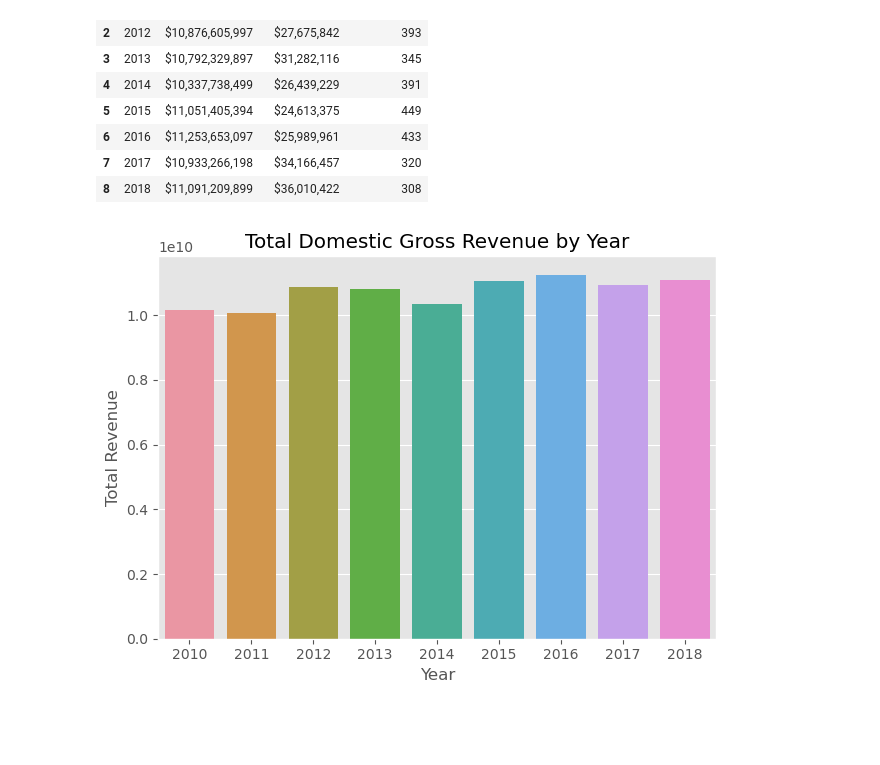
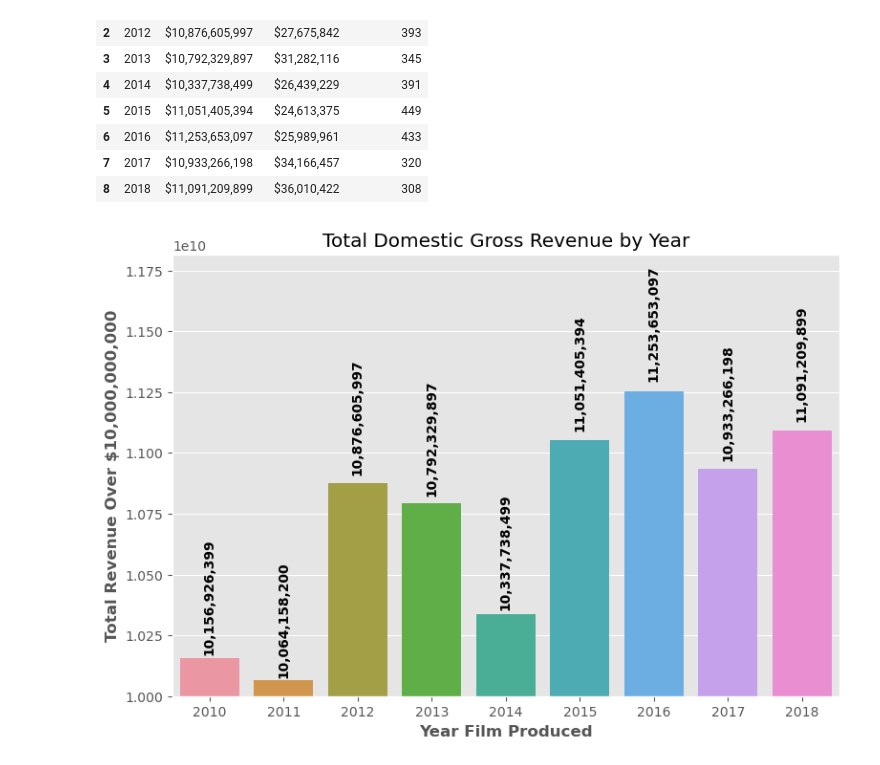
Before and after one commit to mrhussaink7/new-films-movie-data, a Jupyter notebook: index.ipynb, the cells around one changed output. Saved outputs shown, nothing was run; the diff lists cells and outputs as text; code cells hidden in the pictures; blank space fills up the shorter version.

```diff
--- a/index.ipynb
+++ b/index.ipynb
@@ -452,12 +452,18 @@ total_gross
 | 7 | 2017 | $10,933,266,198 | $34,166,457 | 320 |
 | 8 | 2018 | $11,091,209,899 | $36,010,422 | 308 |
 # %%
-filtered_total_gross = total_gross[total_gross['Total_Revenue'] > 10000000000]
-sns.barplot(x='Year', y='Total_Revenue', data=filtered_total_gross)
+def add_labels(ax, values):
+    for i, value in enumerate(values):
+        ax.text(i, value * 1.025, f'{value:,.0f}', va='center', ha='center', color='black', rotation=90, fontweight='bold')
+
+filtered_total_gross = total_gross[total_gross['Total_Revenue'] > 1000000000]
+fig, ax = plt.subplots(figsize=(9,6))
+ax = sns.barplot(x='Year', y='Total_Revenue', data=filtered_total_gross)
+add_labels(ax, filtered_total_gross['Total_Revenue'])
 plt.title('Total Domestic Gross Revenue by Year')
-plt.xlabel('Year')
-plt.ylabel('Total Revenue')
-plt.tight_layout()
+plt.xlabel('Year Film Produced', fontweight='bold')
+plt.ylabel('Total Revenue Over $10,000,000,000', fontweight='bold')
+ax.set_ylim(10000000000, ax.get_ylim()[1])
 plt.show()
 # %% [output]
-[figure, old version]
+[figure, new version]
```
